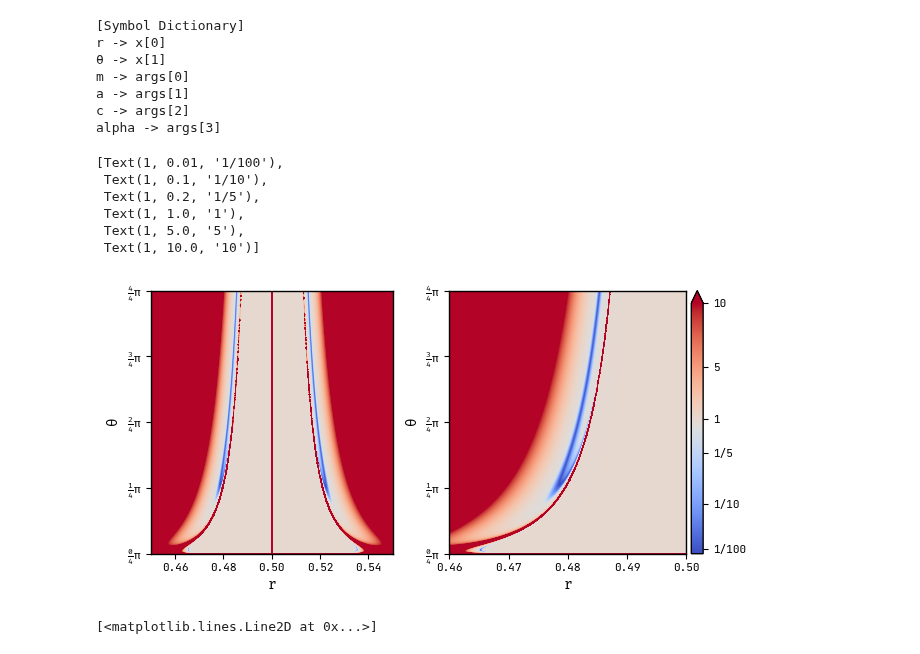
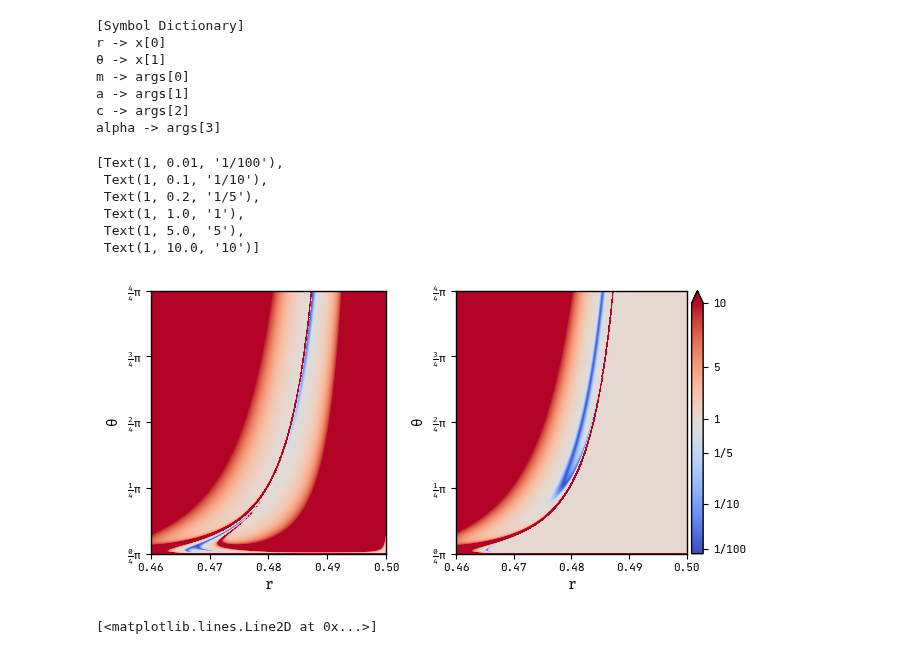
Before and after one commit to smups/inflatox, a Jupyter notebook: notebooks/egno.ipynb, the cells around one changed output. Cells and saved outputs as stored; diff of their text form; code cells hidden in the pictures.

```diff
--- a/notebooks/egno.ipynb
+++ b/notebooks/egno.ipynb
@@ -162,11 +162,9 @@ r_start, r_stop = 0.45, 0.55
 θ_start, θ_stop = 0.0, np.pi
 N_r, N_θ = 5000, 1000
 
-extent = (r_start, r_stop, θ_start, θ_stop)
-array = anguelova.evaluate(args, *extent, N_x0 = N_r, N_x1 = N_θ)
+extent = (0.46, 0.50, θ_start, θ_stop)
+array = anguelova.evaluate(args, *extent, N_x0 = N_r, N_x1 = N_θ, order='exact')
+array2 = anguelova.evaluate(args, *extent, N_x0 = N_r, N_x1 = N_θ, order='leading')
-# %%
-extent2 = (0.46, 0.50, θ_start, θ_stop)
-array2 = anguelova.evaluate(args, *extent2, N_x0 = N_r, N_x1 = N_θ)
 # %%
 r = np.load('/home/raulwolters/GitClones/PyTransportSU/output_egno/background/r.npy')
 theta = np.load('/home/raulwolters/GitClones/PyTransportSU/output_egno/background/theta.npy')
@@ -178,7 +176,7 @@ cmap.set_bad(cmap(1.0))
 
 fig, (ax1, ax2) = plt.subplots(1,2,
   figsize=FULL_FIG(0.5),
-    width_ratios=[1, 1.05]
+  width_ratios=[1, 1.05]
 )
 
 img = ax1.imshow(
@@ -192,40 +190,40 @@ img = ax1.imshow(
 
 img = ax2.imshow(
   np.transpose(array2),
-  extent=extent2,
+  extent=extent,
   cmap=cmap,
   norm=two_norm,
   aspect='auto',
   origin='lower'
 )
 
 for ax in (ax1, ax2):
   ax.set_yticks(
     [np.pi*x/4 for x in range(0, 5)],
     labels=[f'$\\frac{{{x}}}{{4}}\pi$' for x in range(0, 5)]
   )
   ax.set_xlabel(f'${sympy.latex(fields[0])}$')
   ax.set_ylabel(f'${sympy.latex(fields[1])}$')
 
 #Make colorbar
 divider = make_axes_locatable(ax2)
 cax = divider.append_axes("right", size="5%", pad=0.05)
 cbar = plt.colorbar(
   img,
   extend='max',
   location='right',
   ticks=[1/100, 1/10, 1/5, 1, 5, 10],
   cax=cax
 )
 cax.set_yticklabels(['1/100','1/10','1/5', '1', '5', '10'])
 # %% [output]
 [Text(1, 0.01, '1/100'),
  Text(1, 0.1, '1/10'),
  Text(1, 0.2, '1/5'),
  Text(1, 1.0, '1'),
  Text(1, 5.0, '5'),
  Text(1, 10.0, '10')]
-[figure, old version]
+[figure, new version]
 # %%
 exit = 3973
 
```
Also changed, not shown: parts of 1 cell of this notebook, 1 other file.
